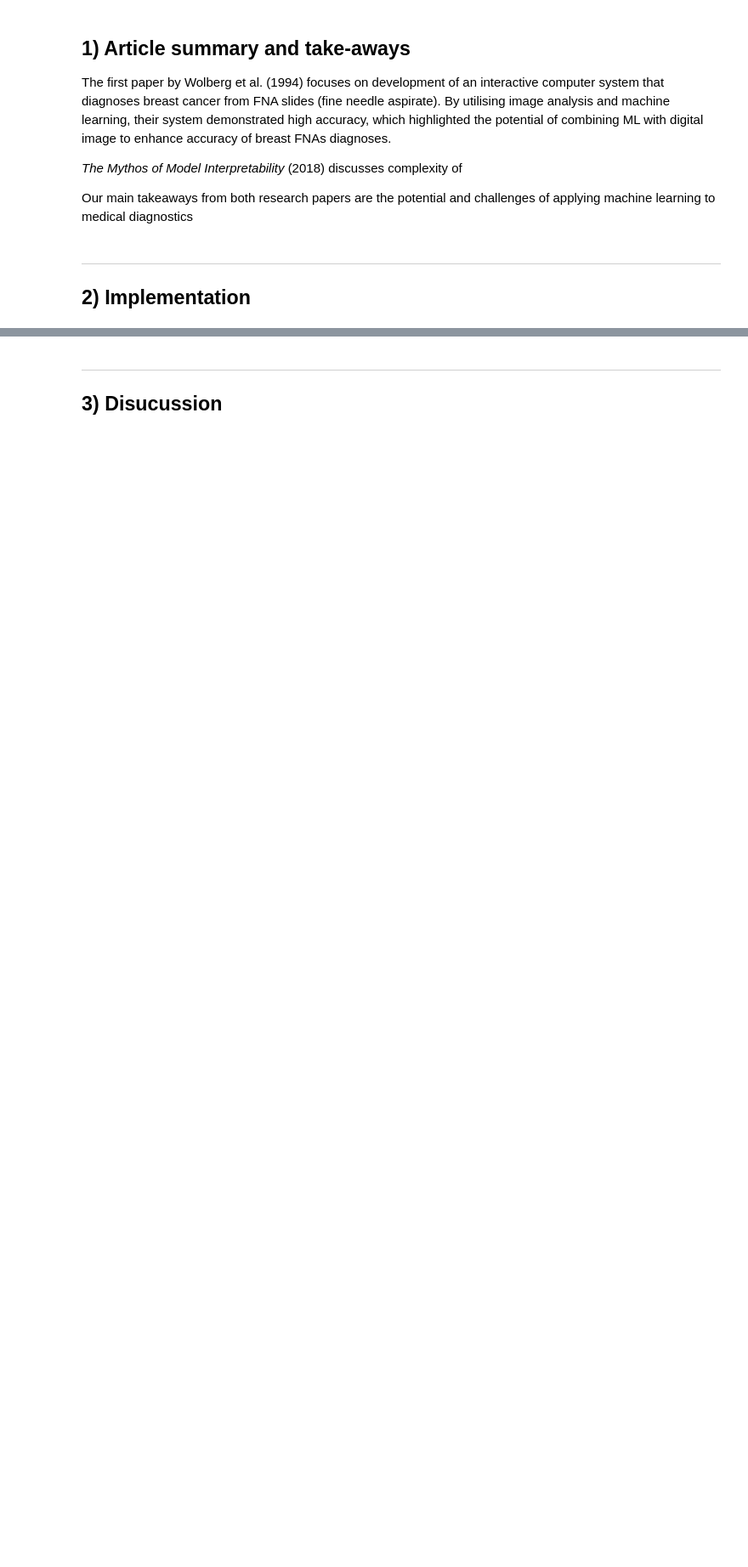
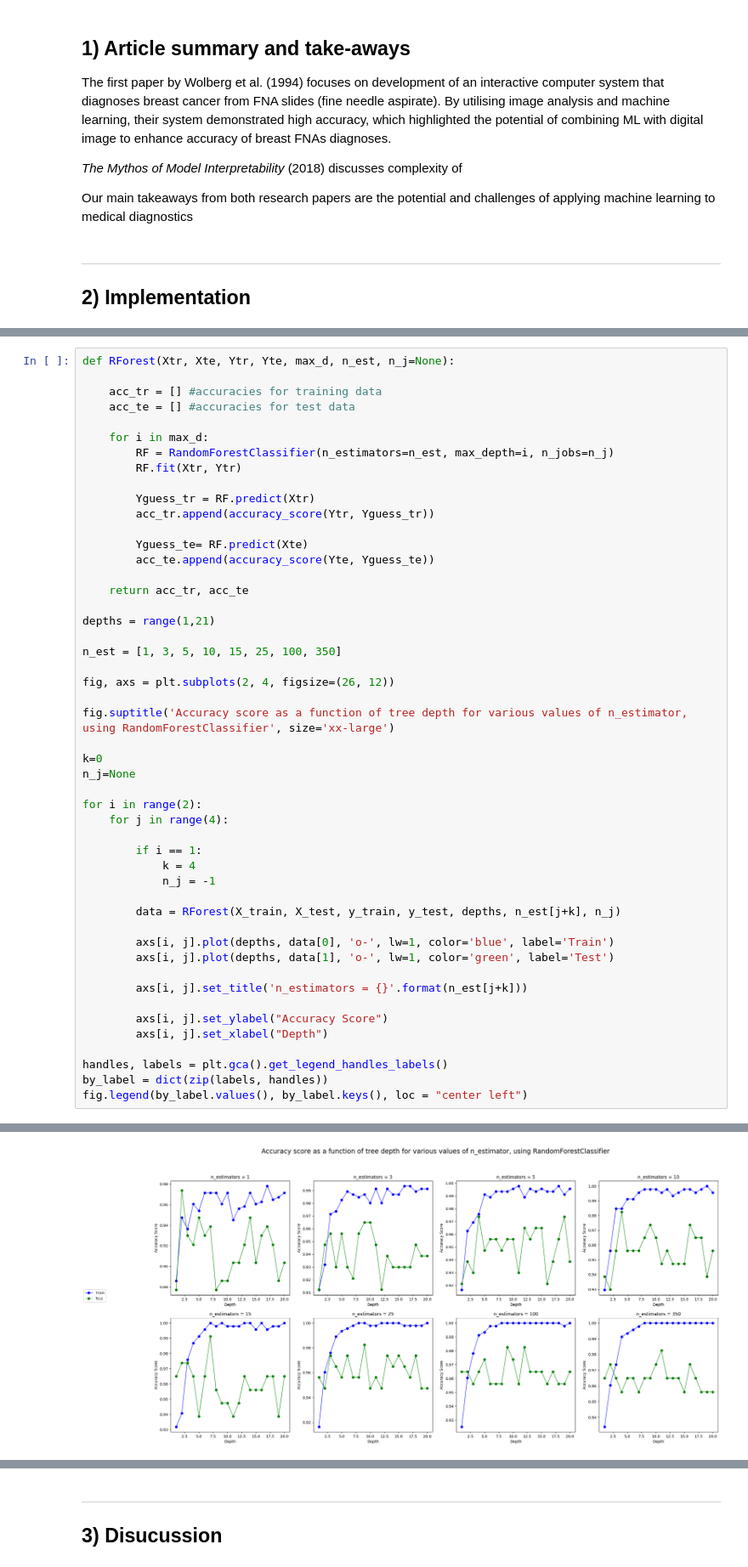
Before and after one commit to ninjasnigel/AI-Design, a Jupyter notebook: ass4/testing.ipynb, the cells around one changed output, grey strips where cells are left out. Shown at 85% size. Cells and saved outputs as stored; diff of their text form; blank space fills up the shorter version.

```diff
--- a/ass4/testing.ipynb
+++ b/ass4/testing.ipynb
@@ -43,0 +206,50 @@ data.head()
+# %%
+def RForest(Xtr, Xte, Ytr, Yte, max_d, n_est, n_j=None):
+
+    acc_tr = [] #accuracies for training data
+    acc_te = [] #accuracies for test data
+
+    for i in max_d:
+        RF = RandomForestClassifier(n_estimators=n_est, max_depth=i, n_jobs=n_j)
+        RF.fit(Xtr, Ytr)
+
+        Yguess_tr = RF.predict(Xtr)
+        acc_tr.append(accuracy_score(Ytr, Yguess_tr))
+
+        Yguess_te= RF.predict(Xte)
+        acc_te.append(accuracy_score(Yte, Yguess_te))
+
+    return acc_tr, acc_te
+
+depths = range(1,21)
+
+n_est = [1, 3, 5, 10, 15, 25, 100, 350]
+
+fig, axs = plt.subplots(2, 4, figsize=(26, 12))
+
+fig.suptitle('Accuracy score as a function of tree depth for various values of n_estimator, using RandomForestClassifier', size='xx-large')
+
+k=0
+n_j=None
+
+for i in range(2):
+    for j in range(4):
+
+        if i == 1:
+            k = 4
+            n_j = -1
+
+        data = RForest(X_train, X_test, y_train, y_test, depths, n_est[j+k], n_j)
+
+        axs[i, j].plot(depths, data[0], 'o-', lw=1, color='blue', label='Train')
+        axs[i, j].plot(depths, data[1], 'o-', lw=1, color='green', label='Test')
+
+        axs[i, j].set_title('n_estimators = {}'.format(n_est[j+k]))
+
+        axs[i, j].set_ylabel("Accuracy Score")
+        axs[i, j].set_xlabel("Depth")
+
+handles, labels = plt.gca().get_legend_handles_labels()
+by_label = dict(zip(labels, handles))
+fig.legend(by_label.values(), by_label.keys(), loc = "center left")
+# %% [output]
@@ -43,0 +257 @@ data.head()
+[figure, added]
```
Also changed, not shown: parts of 14 cells of this notebook.
